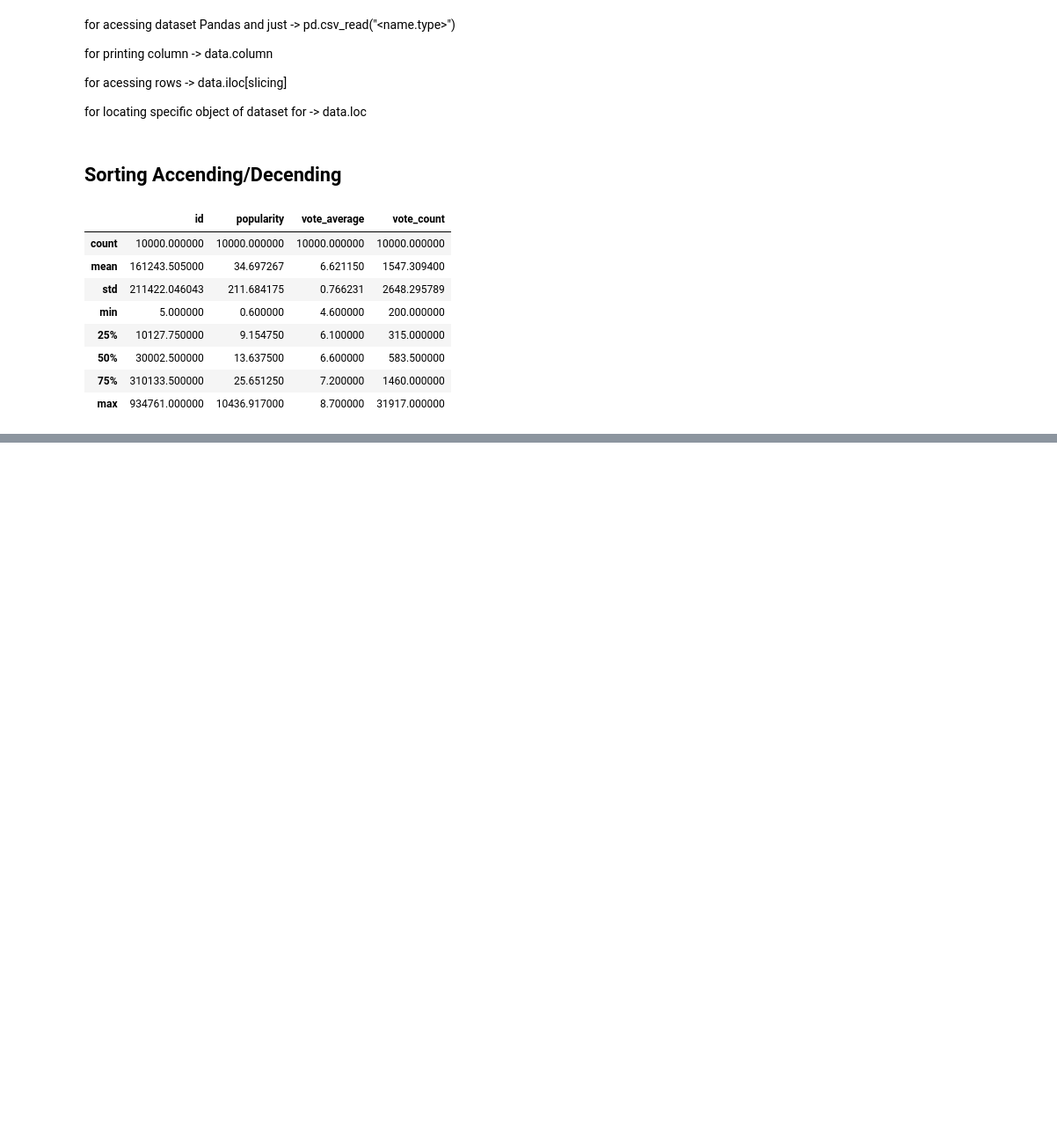
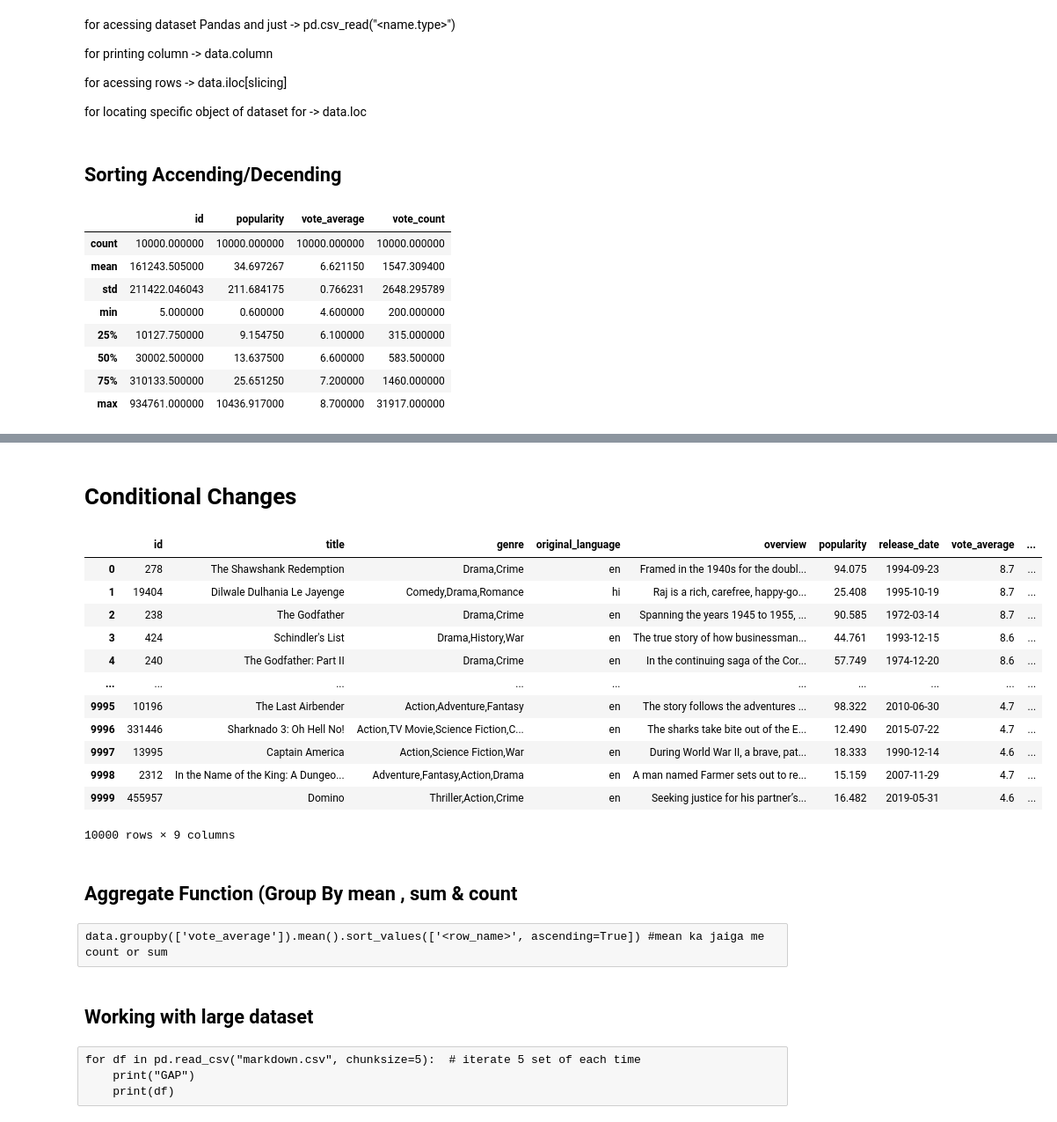
Before and after one commit to thisisouvik/ML-Concepts, a Jupyter notebook: Pandas/pandas.ipynb, the cells around one changed output, grey strips where cells are left out. Shown: that part at 88% size. Saved outputs shown, nothing was run; the diff lists cells and outputs as text; code cells hidden in the pictures; blank space fills up the shorter version.

```diff
--- a/Pandas/pandas.ipynb
+++ b/Pandas/pandas.ipynb
@@ -149,0 +206,30 @@ data.sort_values(['release_date', 'title'], ascending=False)
+# %% [markdown]
+# Conditional Changes
+# %%
+data.loc[data['vote_average']== 8.7 , 'vote_average']== 6.9
+
+data
+# %% [output]
+|  | id | title | genre | original_language | overview | popularity | release_date | vote_average | ... |
+| 0 | 278 | The Shawshank Redemption | Drama,Crime | en | Framed in the 1940s for the doubl... | 94.075 | 1994-09-23 | 8.7 | ... |
+| 1 | 19404 | Dilwale Dulhania Le Jayenge | Comedy,Drama,Romance | hi | Raj is a rich, carefree, happy-go... | 25.408 | 1995-10-19 | 8.7 | ... |
+| 2 | 238 | The Godfather | Drama,Crime | en | Spanning the years 1945 to 1955, ... | 90.585 | 1972-03-14 | 8.7 | ... |
+| 3 | 424 | Schindler's List | Drama,History,War | en | The true story of how businessman... | 44.761 | 1993-12-15 | 8.6 | ... |
+| 4 | 240 | The Godfather: Part II | Drama,Crime | en | In the continuing saga of the Cor... | 57.749 | 1974-12-20 | 8.6 | ... |
+| ... | ... | ... | ... | ... | ... | ... | ... | ... | ... |
+| 9995 | 10196 | The Last Airbender | Action,Adventure,Fantasy | en | The story follows the adventures ... | 98.322 | 2010-06-30 | 4.7 | ... |
+| 9996 | 331446 | Sharknado 3: Oh Hell No! | Action,TV Movie,Science Fiction,C... | en | The sharks take bite out of the E... | 12.490 | 2015-07-22 | 4.7 | ... |
+| 9997 | 13995 | Captain America | Action,Science Fiction,War | en | During World War II, a brave, pat... | 18.333 | 1990-12-14 | 4.6 | ... |
+| 9998 | 2312 | In the Name of the King: A Dungeo... | Adventure,Fantasy,Action,Drama | en | A man named Farmer sets out to re... | 15.159 | 2007-11-29 | 4.7 | ... |
+| 9999 | 455957 | Domino | Thriller,Action,Crime | en | Seeking justice for his partner’s... | 16.482 | 2019-05-31 | 4.6 | ... |
+10000 rows × 9 columns
+# %% [markdown]
+## Aggregate Function (Group By  mean , sum & count
+# %% [raw]
+data.groupby(['vote_average']).mean().sort_values(['<row_name>', ascending=True]) #mean ka jaiga me count or sum
+# %% [markdown]
+## Working with large dataset
+# %% [raw]
+for df in pd.read_csv("markdown.csv", chunksize=5):  # iterate 5 set of each time
+    print("GAP")
+    print(df)
```
Also changed, not shown: parts of 11 cells of this notebook, 2 other files.
